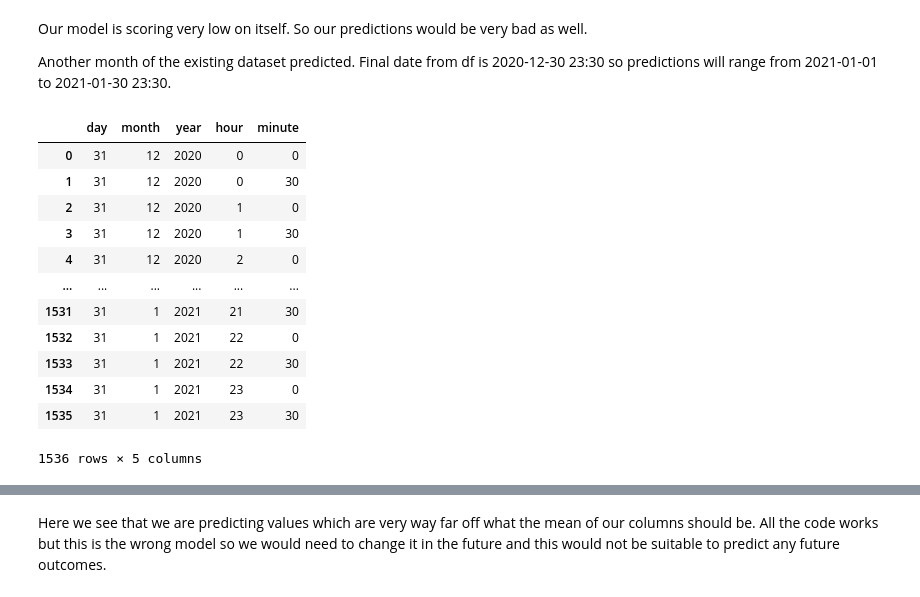
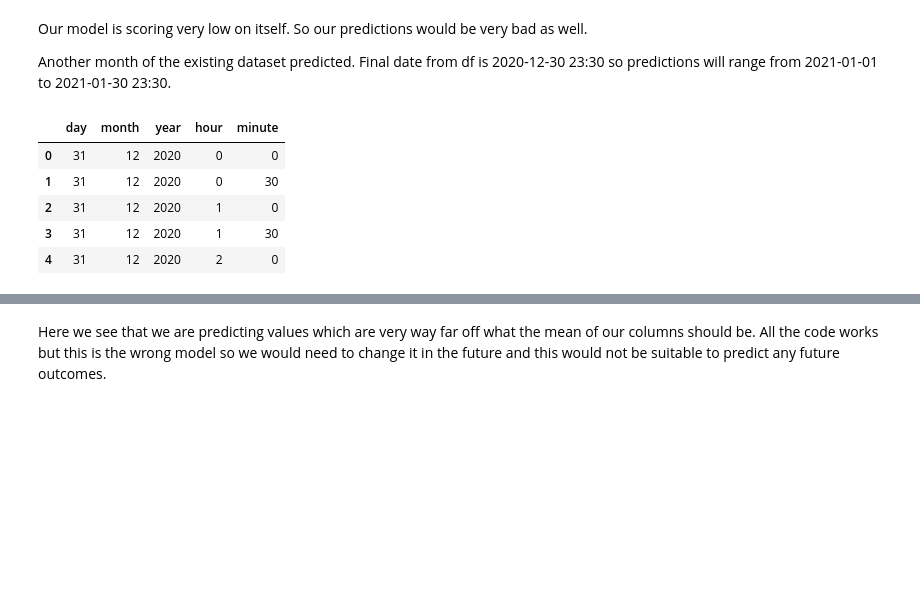
Before and after one commit to timtamjamlamb/MSA-2022-Phase, a Jupyter notebook: data/MSA 2022 Phase 2 Data Science final.ipynb, the cells around one changed output, grey strips where cells are left out. Drawn from its saved outputs; the diff is of its cells as text; code cells hidden in the pictures; blank space fills up the shorter version.

```diff
--- a/data/MSA 2022 Phase 2 Data Science final.ipynb
+++ b/data/MSA 2022 Phase 2 Data Science final.ipynb
@@ -333,29 +333,22 @@ Final date from df is 2020-12-30 23:30 so predictions will range from 2021-01-01
 # %%
 rng = pd.date_range('2020-12-31', periods=1536, freq='30T')
 prediction_df = pd.DataFrame({'valid': rng,
                              })
 prediction_df['valid'] = pd.to_datetime(prediction_df['valid'])
 # Create new columns
 prediction_df['day'] = prediction_df['valid'].dt.day
 prediction_df['month'] = prediction_df['valid'].dt.month
 prediction_df['year'] = prediction_df['valid'].dt.year
 prediction_df['hour'] = prediction_df['valid'].dt.hour
 prediction_df['minute'] = prediction_df['valid'].dt.minute
 prediction_df = prediction_df.drop(columns=['valid'])
 
-prediction_df
+prediction_df.head()
 # %% [output]
 |  | day | month | year | hour | minute |
 | 0 | 31 | 12 | 2020 | 0 | 0 |
 | 1 | 31 | 12 | 2020 | 0 | 30 |
 | 2 | 31 | 12 | 2020 | 1 | 0 |
 | 3 | 31 | 12 | 2020 | 1 | 30 |
 | 4 | 31 | 12 | 2020 | 2 | 0 |
-| ... | ... | ... | ... | ... | ... |
-| 1531 | 31 | 1 | 2021 | 21 | 30 |
-| 1532 | 31 | 1 | 2021 | 22 | 0 |
-| 1533 | 31 | 1 | 2021 | 22 | 30 |
-| 1534 | 31 | 1 | 2021 | 23 | 0 |
-| 1535 | 31 | 1 | 2021 | 23 | 30 |
-1536 rows × 5 columns
 # %%
```
Also changed, not shown: parts of 13 cells of this notebook.
